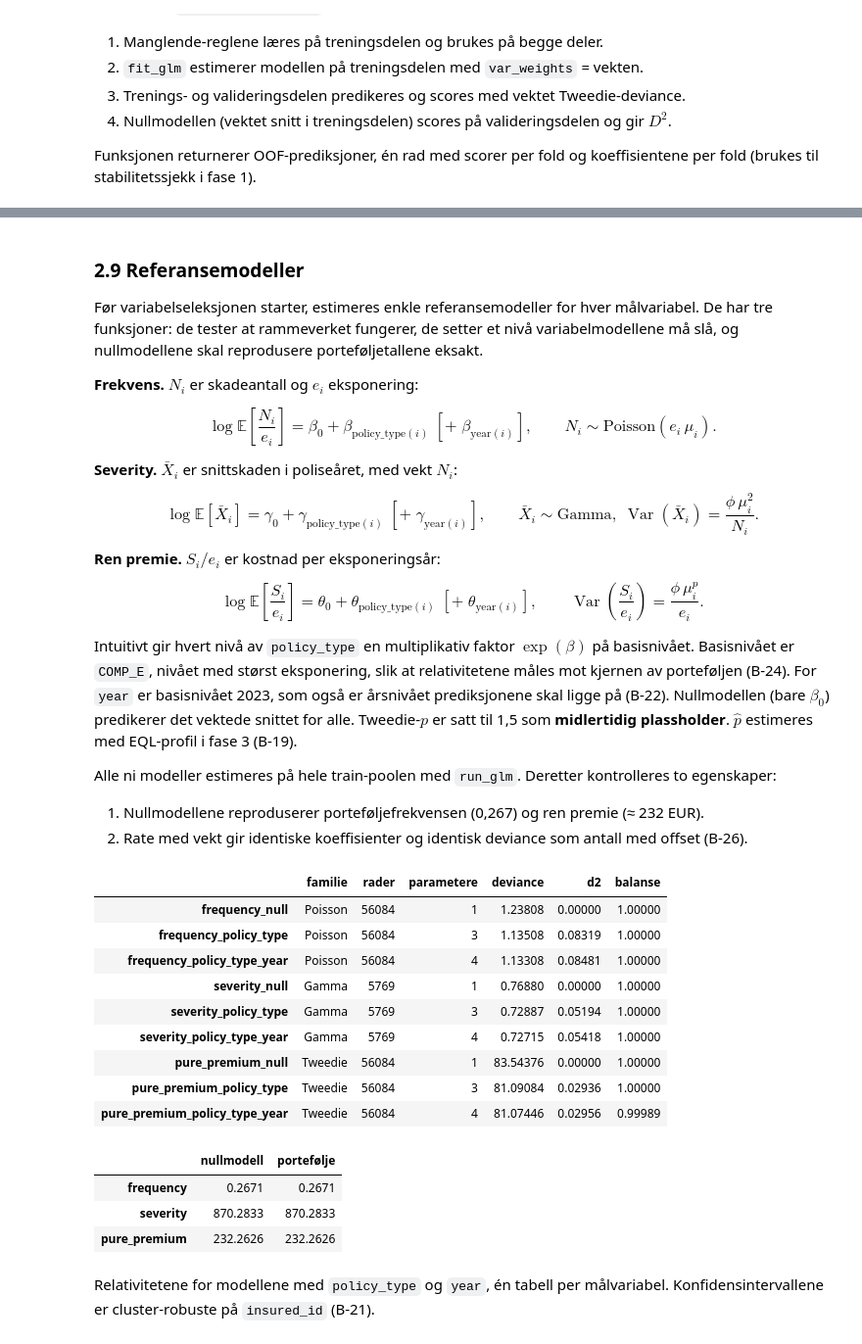
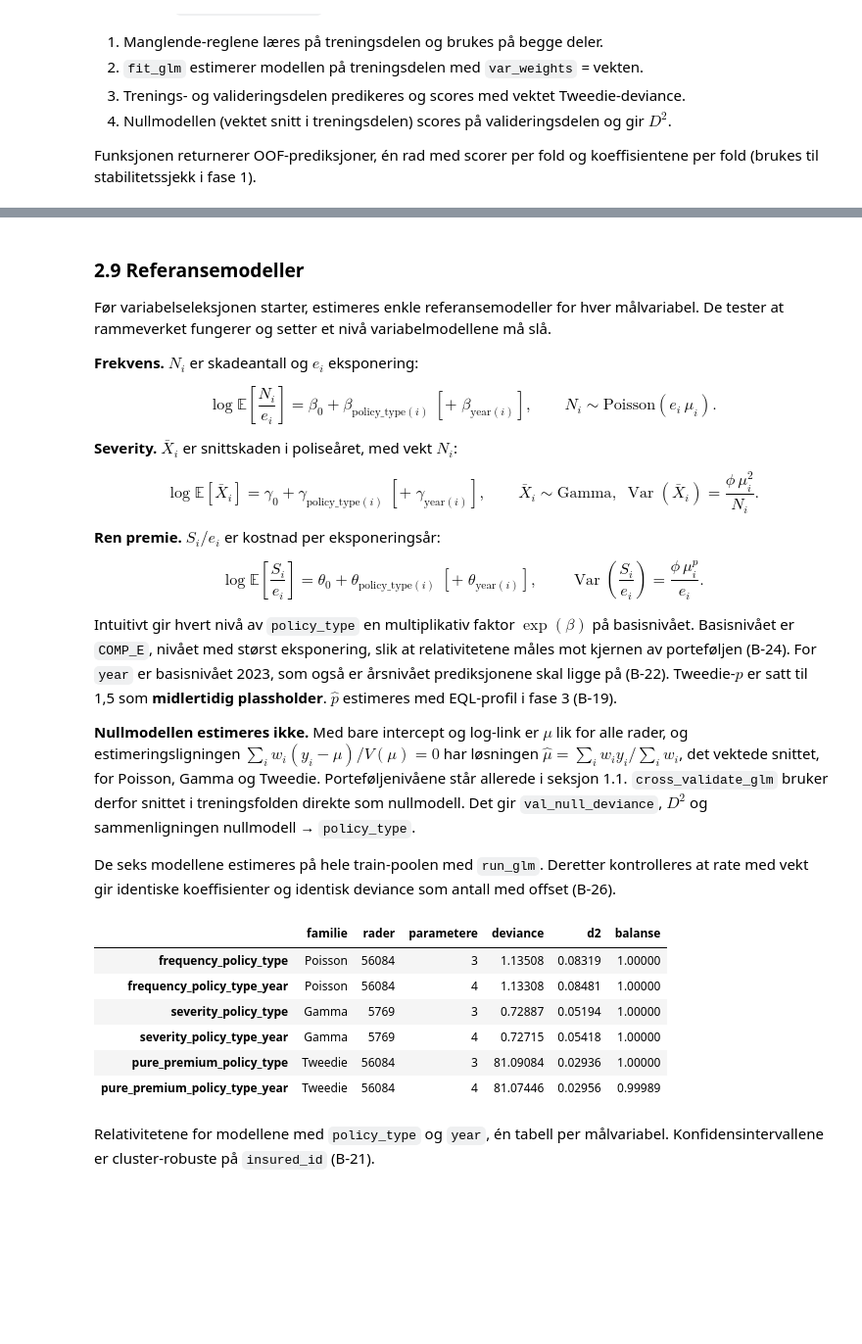
Before and after one commit to MarkusBjerkaas/Motor-Insurance-GLM-ML, a Jupyter notebook: glm_pricing_models.ipynb, the cells around one changed output, grey strips where cells are left out. Shown at 98% size. Cells and saved outputs as stored; diff of their text form; code cells hidden in the pictures; blank space fills up the shorter version.

```diff
--- a/glm_pricing_models.ipynb
+++ b/glm_pricing_models.ipynb
@@ -612,9 +664,8 @@ def paired_improvement(fold_scores, baseline, candidate):
 ### 2.9 Referansemodeller
 
 Før variabelseleksjonen starter, estimeres enkle referansemodeller for hver
-målvariabel. De har tre funksjoner: de tester at rammeverket fungerer, de
-setter et nivå variabelmodellene må slå, og nullmodellene skal reprodusere
-porteføljetallene eksakt.
+målvariabel. De tester at rammeverket fungerer og setter et nivå
+variabelmodellene må slå.
 
 **Frekvens.** $N_i$ er skadeantall og $e_i$ eksponering:
 
@@ -641,78 +692,58 @@ Intuitivt gir hvert nivå av `policy_type` en multiplikativ faktor
 $\exp(\beta)$ på basisnivået. Basisnivået er `COMP_E`, nivået med størst
 eksponering, slik at relativitetene måles mot kjernen av porteføljen (B-24).
 For `year` er basisnivået 2023, som også er årsnivået prediksjonene skal
-ligge på (B-22). Nullmodellen (bare $\beta_0$) predikerer det vektede snittet for alle.
+ligge på (B-22).
 Tweedie-$p$ er satt til 1,5 som **midlertidig plassholder**. $\hat p$
 estimeres med EQL-profil i fase 3 (B-19).
 
-Alle ni modeller estimeres på hele train-poolen med `run_glm`. Deretter
-kontrolleres to egenskaper:
+**Nullmodellen estimeres ikke.** Med bare intercept og log-link er $\mu$ lik
+for alle rader, og estimeringsligningen
+$\sum_i w_i (y_i - \mu)/V(\mu) = 0$ har løsningen
+$\hat\mu = \sum_i w_i y_i / \sum_i w_i$, det vektede snittet, for Poisson,
+Gamma og Tweedie. Porteføljenivåene står allerede i seksjon 1.1.
+`cross_validate_glm` bruker derfor snittet i treningsfolden direkte som
+nullmodell. Det gir `val_null_deviance`, $D^2$ og sammenligningen
+nullmodell → `policy_type`.
 
-1. Nullmodellene reproduserer porteføljefrekvensen (0,267) og ren premie
-   (≈ 232 EUR).
-2. Rate med vekt gir identiske koeffisienter og identisk deviance som antall
-   med offset (B-26).
+De seks modellene estimeres på hele train-poolen med `run_glm`. Deretter
+kontrolleres at rate med vekt gir identiske koeffisienter og identisk
+deviance som antall med offset (B-26).
 # %%
 # Referansemodellene: samme tre prediktorsett for alle tre målvariabler
 REFERENCE_PREDICTORS = {
-    "null": [],
     "policy_type": ["policy_type"],
     "policy_type_year": ["policy_type", "year"],
 }
 reference_models = {
     f"{target}_{label}": run_glm(f"{target}_{label}", target, x, show=False)
     for target in TARGETS
     for label, x in REFERENCE_PREDICTORS.items()
 }
 display(
     pd.DataFrame([model["summary"] for model in reference_models.values()])
     .drop(columns="formel")
     .infer_objects()
     .round(5)
 )
 
-# Nullmodellene skal treffe porteføljetallene fra seksjon 1.1 eksakt
-level_check = pd.DataFrame(
-    {
-        "nullmodell": {
-            target: np.exp(reference_models[f"{target}_null"]["result"].params.iloc[0])
-            for target in TARGETS
-        },
-        "portefølje": {
-            "frequency": data_overview["Porteføljefrekvens"],
-            "severity": data_overview["Snittskade, vektet med antall (EUR)"],
-            "pure_premium": data_overview["Ren premie per eksponeringsår (EUR)"],
-        },
-    }
-)
-assert np.allclose(level_check["nullmodell"], level_check["portefølje"], rtol=1e-6)
-display(level_check.round(4))
-
 # B-26: rate med vekt er samme modell som antall med offset
 frequency_model = reference_models["frequency_policy_type_year"]
 count_offset_fit = smf.glm(
     "property_claims ~" + frequency_model["spec"]["formula"].split("~")[1],
     data=model_frame,
     family=sm.families.Poisson(link=LOG_LINK),
     offset=np.log(model_frame["total_exposure"]),
 ).fit()
 assert np.allclose(count_offset_fit.params, frequency_model["result"].params)
 assert np.isclose(count_offset_fit.deviance, frequency_model["result"].deviance)
 # %% [output]
 |  | familie | rader | parametere | deviance | d2 | balanse |
-| frequency_null | Poisson | 56084 | 1 | 1.23808 | 0.00000 | 1.00000 |
 | frequency_policy_type | Poisson | 56084 | 3 | 1.13508 | 0.08319 | 1.00000 |
 | frequency_policy_type_year | Poisson | 56084 | 4 | 1.13308 | 0.08481 | 1.00000 |
-| severity_null | Gamma | 5769 | 1 | 0.76880 | 0.00000 | 1.00000 |
 | severity_policy_type | Gamma | 5769 | 3 | 0.72887 | 0.05194 | 1.00000 |
 | severity_policy_type_year | Gamma | 5769 | 4 | 0.72715 | 0.05418 | 1.00000 |
-| pure_premium_null | Tweedie | 56084 | 1 | 83.54376 | 0.00000 | 1.00000 |
 | pure_premium_policy_type | Tweedie | 56084 | 3 | 81.09084 | 0.02936 | 1.00000 |
 | pure_premium_policy_type_year | Tweedie | 56084 | 4 | 81.07446 | 0.02956 | 0.99989 |
-|  | nullmodell | portefølje |
-| frequency | 0.2671 | 0.2671 |
-| severity | 870.2833 | 870.2833 |
-| pure_premium | 232.2626 | 232.2626 |
 # %% [markdown]
 Relativitetene for modellene med `policy_type` og `year`, én tabell per
 målvariabel. Konfidensintervallene er cluster-robuste på `insured_id` (B-21).
```
Also changed, not shown: parts of 14 cells of this notebook, 3 other files.
